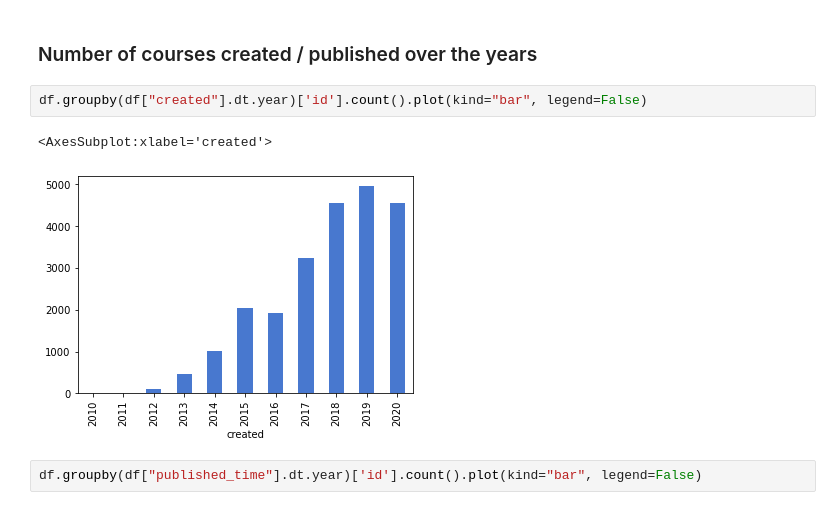
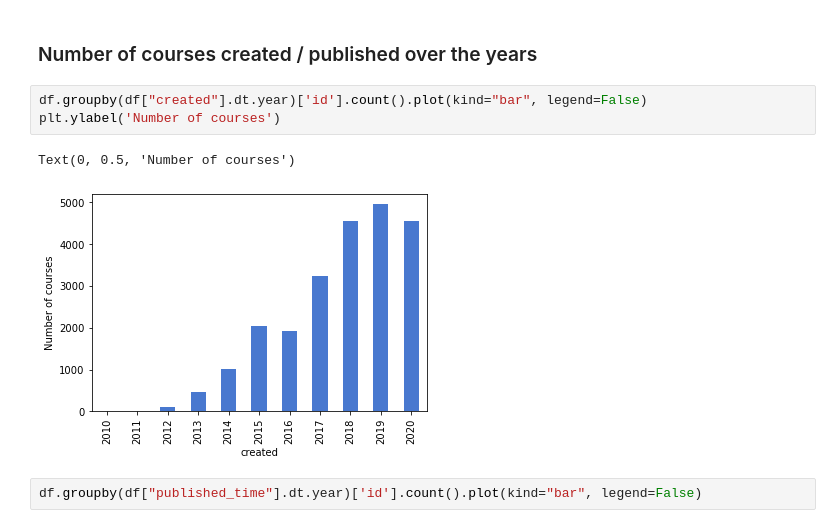
Before and after one commit to r-gg/bi-assignments, a Jupyter notebook: Assignment3/BI_Assignment3.ipynb, the cells around one changed output. Saved outputs shown, nothing was run; the diff lists cells and outputs as text.

```diff
--- a/Assignment3/BI_Assignment3.ipynb
+++ b/Assignment3/BI_Assignment3.ipynb
@@ -267,9 +268,10 @@ plt.hist(df['avg_rating'], bins=50)
 ### Number of courses created / published over the years
 # %%
 df.groupby(df["created"].dt.year)['id'].count().plot(kind="bar", legend=False)
+plt.ylabel('Number of courses')
 # %% [output]
-<AxesSubplot:xlabel='created'>
+Text(0, 0.5, 'Number of courses')
-[figure, old version]
+[figure, new version]
 # %%
 df.groupby(df["published_time"].dt.year)['id'].count().plot(kind="bar", legend=False)
 # %% [output]
```
Also changed, not shown: parts of 72 cells of this notebook.
